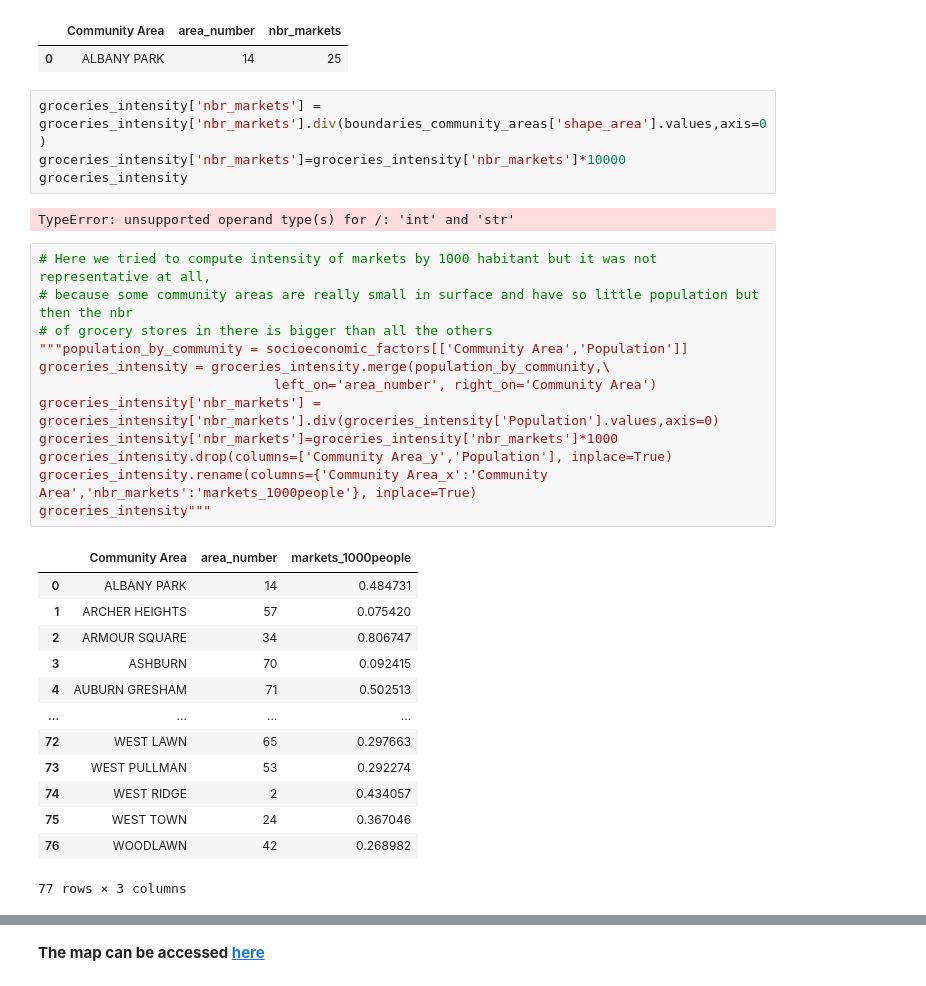
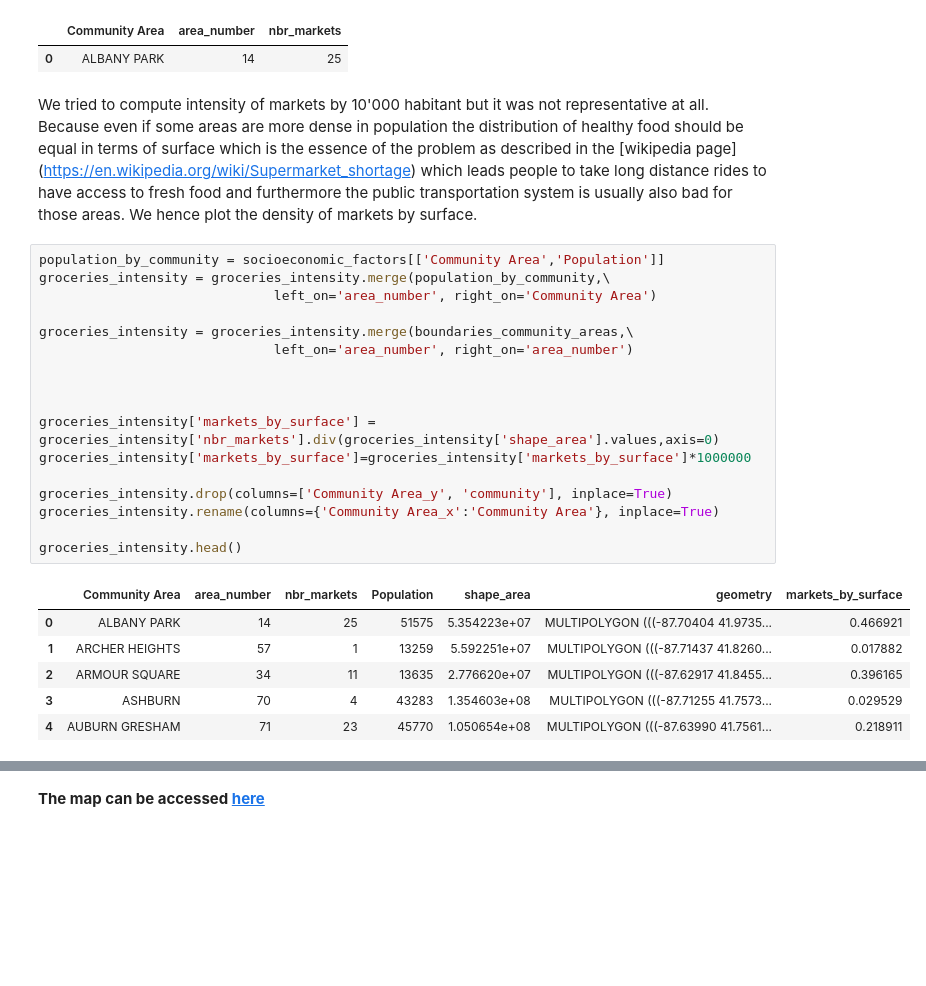
Before and after one commit to aaag97/ada-2019-project-databusters, a Jupyter notebook: maps_visualization.ipynb, the cells around one changed output, grey strips where cells are left out. Cells and saved outputs as stored; diff of their text form; blank space fills up the shorter version.

```diff
--- a/maps_visualization.ipynb
+++ b/maps_visualization.ipynb
@@ -251,37 +186,33 @@ groceries_intensity.head(1)
 # %% [output]
 |  | Community Area | area_number | nbr_markets |
 | 0 | ALBANY PARK | 14 | 25 |
-# %%
-groceries_intensity['nbr_markets'] = groceries_intensity['nbr_markets'].div(boundaries_community_areas['shape_area'].values,axis=0)
-groceries_intensity['nbr_markets']=groceries_intensity['nbr_markets']*10000
-groceries_intensity
-# %% [output]
-TypeError: unsupported operand type(s) for /: 'int' and 'str'
+# %% [markdown]
+We tried to compute intensity of markets by 10'000 habitant but it was not representative at all.
+Because even if some areas are more dense in population the distribution of healthy food should be equal in terms of surface which is the essence of the problem as described in the [wikipedia page]    (https://en.wikipedia.org/wiki/Supermarket_shortage) which leads people to take long distance rides to have access to fresh food and furthermore the public transportation system is usually also bad for those areas.
+We hence plot the density of markets by surface.
 # %%
-# Here we tried to compute intensity of markets by 1000 habitant but it was not representative at all,
-# because some community areas are really small in surface and have so little population but then the nbr
-# of grocery stores in there is bigger than all the others
-"""population_by_community = socioeconomic_factors[['Community Area','Population']]
+population_by_community = socioeconomic_factors[['Community Area','Population']]
 groceries_intensity = groceries_intensity.merge(population_by_community,\
                               left_on='area_number', right_on='Community Area')
-groceries_intensity['nbr_markets'] = groceries_intensity['nbr_markets'].div(groceries_intensity['Population'].values,axis=0)
-groceries_intensity['nbr_markets']=groceries_intensity['nbr_markets']*1000
-groceries_intensity.drop(columns=['Community Area_y','Population'], inplace=True)
-groceries_intensity.rename(columns={'Community Area_x':'Community Area','nbr_markets':'markets_1000people'}, inplace=True)
-groceries_intensity"""
+
+groceries_intensity = groceries_intensity.merge(boundaries_community_areas,\
+                              left_on='area_number', right_on='area_number')
+
+
+
+groceries_intensity['markets_by_surface'] = groceries_intensity['nbr_markets'].div(groceries_intensity['shape_area'].values,axis=0)
+groceries_intensity['markets_by_surface']=groceries_intensity['markets_by_surface']*1000000
+
+groceries_intensity.drop(columns=['Community Area_y', 'community'], inplace=True)
+groceries_intensity.rename(columns={'Community Area_x':'Community Area'}, inplace=True)
+
+groceries_intensity.head()
 # %% [output]
-|  | Community Area | area_number | markets_1000people |
-| 0 | ALBANY PARK | 14 | 0.484731 |
-| 1 | ARCHER HEIGHTS | 57 | 0.075420 |
-| 2 | ARMOUR SQUARE | 34 | 0.806747 |
-| 3 | ASHBURN | 70 | 0.092415 |
-| 4 | AUBURN GRESHAM | 71 | 0.502513 |
-| ... | ... | ... | ... |
-| 72 | WEST LAWN | 65 | 0.297663 |
-| 73 | WEST PULLMAN | 53 | 0.292274 |
-| 74 | WEST RIDGE | 2 | 0.434057 |
-| 75 | WEST TOWN | 24 | 0.367046 |
-| 76 | WOODLAWN | 42 | 0.268982 |
+|  | Community Area | area_number | nbr_markets | Population | shape_area | geometry | markets_by_surface |
+| 0 | ALBANY PARK | 14 | 25 | 51575 | 5.354223e+07 | MULTIPOLYGON (((-87.70404 41.9735... | 0.466921 |
+| 1 | ARCHER HEIGHTS | 57 | 1 | 13259 | 5.592251e+07 | MULTIPOLYGON (((-87.71437 41.8260... | 0.017882 |
+| 2 | ARMOUR SQUARE | 34 | 11 | 13635 | 2.776620e+07 | MULTIPOLYGON (((-87.62917 41.8455... | 0.396165 |
+| 3 | ASHBURN | 70 | 4 | 43283 | 1.354603e+08 | MULTIPOLYGON (((-87.71255 41.7573... | 0.029529 |
+| 4 | AUBURN GRESHAM | 71 | 23 | 45770 | 1.050654e+08 | MULTIPOLYGON (((-87.63990 41.7561... | 0.218911 |
-77 rows × 3 columns
 # %%
 # Initialize the map:
```
Also changed, not shown: parts of 31 cells of this notebook, 1 other file.
